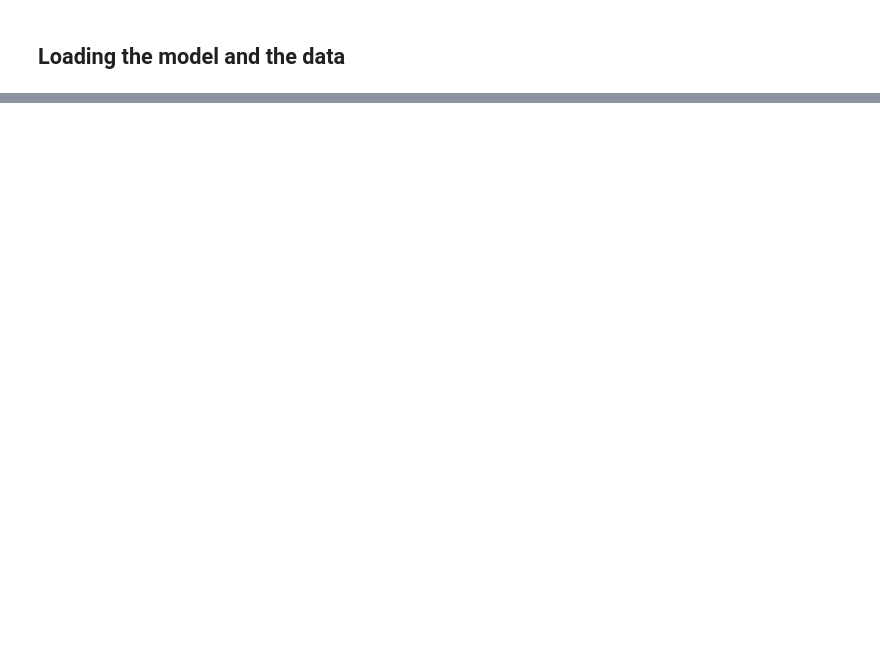
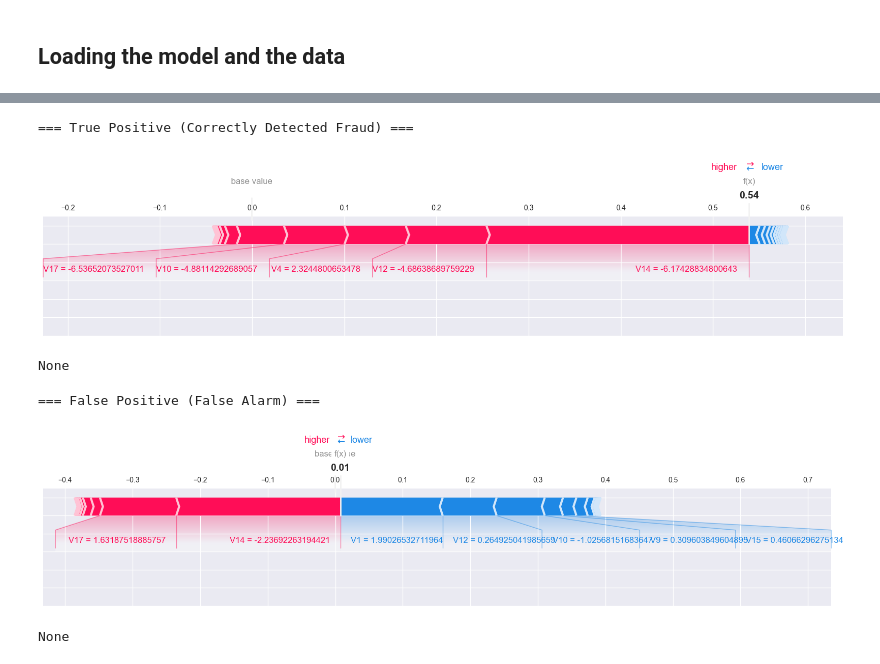
Before and after one commit to soltsega/Week-5_Fraud_Detection, a Jupyter notebook: fraud-detection/notebooks/shap-explainability.ipynb, the cells around one changed output, grey strips where cells are left out. Saved outputs shown, nothing was run; the diff lists cells and outputs as text; code cells hidden in the pictures; blank space fills up the shorter version.

```diff
--- a/fraud-detection/notebooks/shap-explainability.ipynb
+++ b/fraud-detection/notebooks/shap-explainability.ipynb
@@ -460,0 +321,41 @@ Next step: Proceeding with SHAP analysis...
+# %%
+# Get predictions for the sample
+y_pred = model.predict(X_sample)
+y_pred_proba = model.predict_proba(X_sample)[:, 1]
+
+# Find interesting cases
+fraud_indices = y_test[y_test == 1].index.intersection(X_sample.index)
+non_fraud_indices = y_test[y_test == 0].index.intersection(X_sample.index)
+
+# Get example indices
+true_positive_idx = fraud_indices[(y_pred[fraud_indices] == 1)][0]  # Correctly predicted fraud
+false_negative_idx = fraud_indices[(y_pred[fraud_indices] == 0)][0] if any(y_pred[fraud_indices] == 0) else None  # Missed fraud
+false_positive_idx = non_fraud_indices[(y_pred[non_fraud_indices] == 1)][0] if any(y_pred[non_fraud_indices] == 1) else None  # False alarm
+
+# Create force plots
+print("=== True Positive (Correctly Detected Fraud) ===")
+display(shap.force_plot(explainer.expected_value,
+                       shap_values[true_positive_idx,:],
+                       X_sample.iloc[true_positive_idx,:],
+                       matplotlib=True))
+
+if false_negative_idx is not None:
+    print("\n=== False Negative (Missed Fraud) ===")
+    display(shap.force_plot(explainer.expected_value,
+                           shap_values[false_negative_idx,:],
+                           X_sample.iloc[false_negative_idx,:],
+                           matplotlib=True))
+
+if false_positive_idx is not None:
+    print("\n=== False Positive (False Alarm) ===")
+    display(shap.force_plot(explainer.expected_value,
+                           shap_values[false_positive_idx,:],
+                           X_sample.iloc[false_positive_idx,:],
+                           matplotlib=True))
+# %% [output]
+=== True Positive (Correctly Detected Fraud) ===
+[figure, added]
+None
+=== False Positive (False Alarm) ===
+[figure, added]
+None
```
Also changed, not shown: parts of 30 cells of this notebook.
